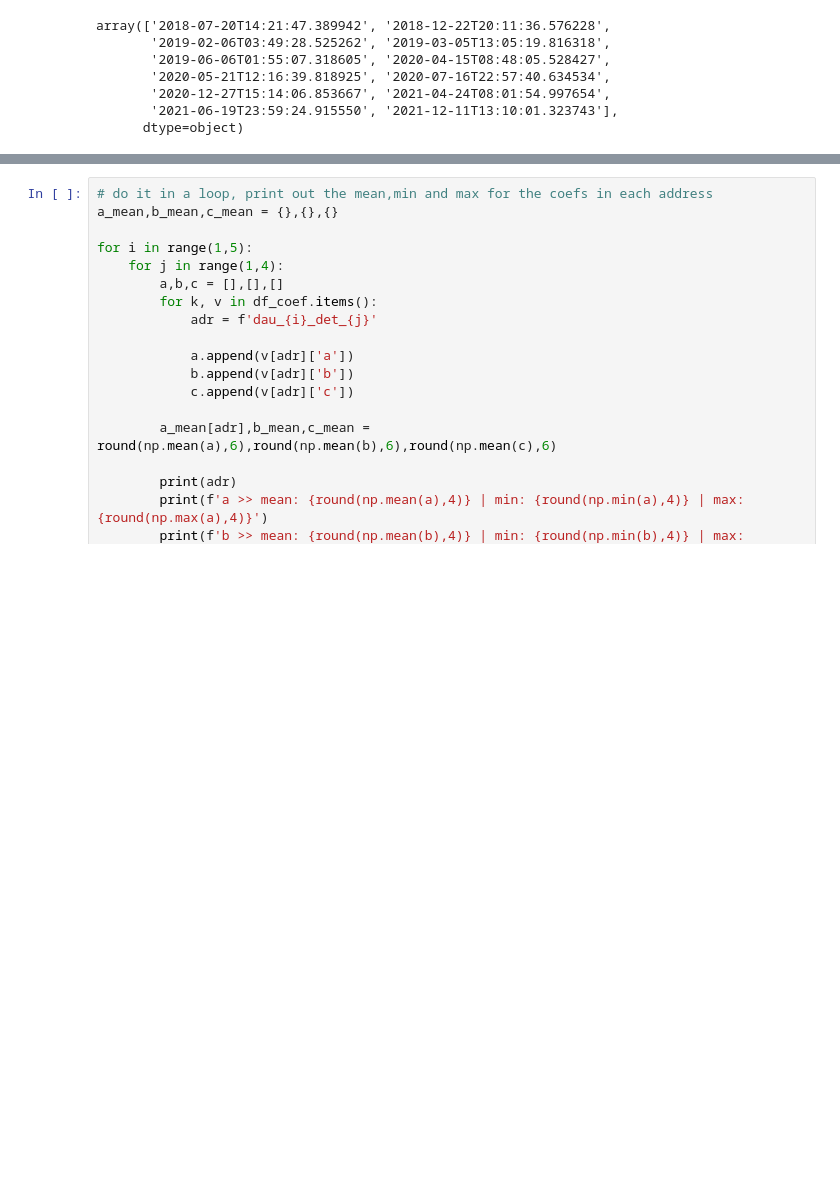
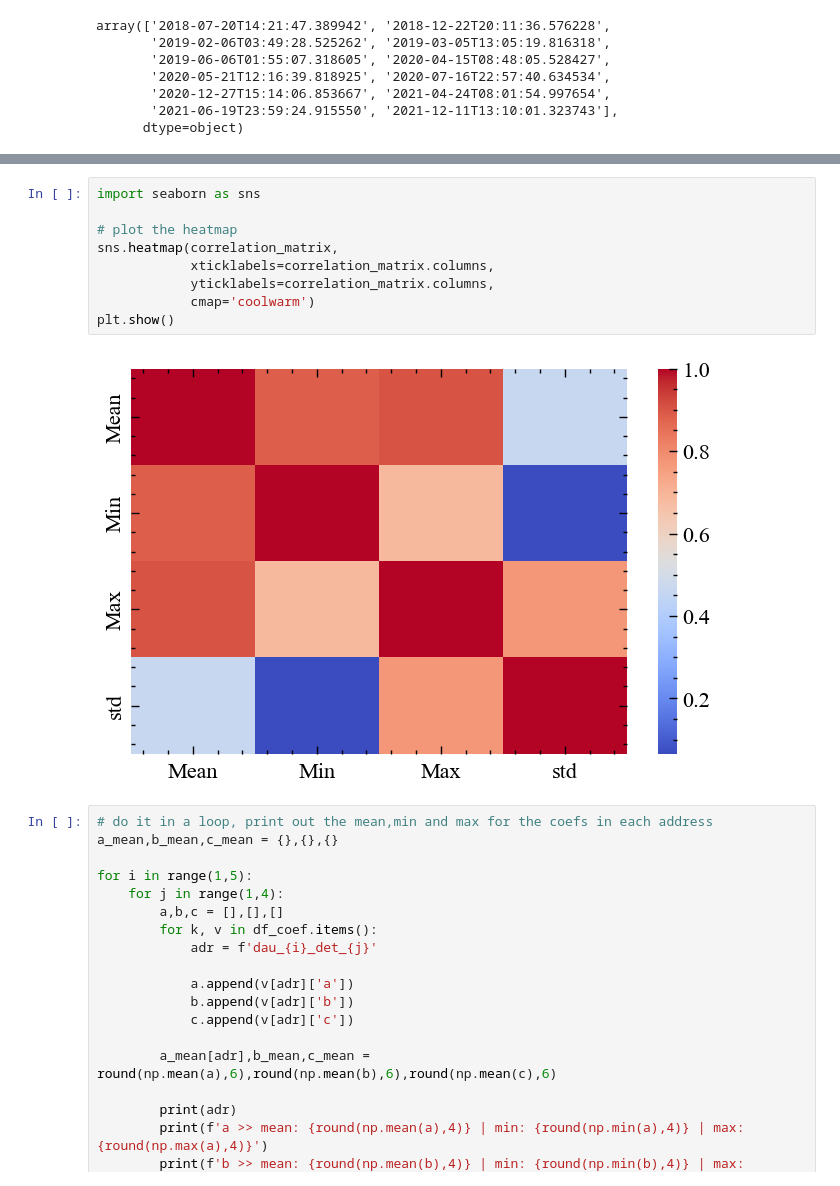
Before and after one commit to AndreasRamsli/GRB, a Jupyter notebook: calibration/coef_analysis.ipynb, the cells around one changed output, grey strips where cells are left out. Cells and saved outputs as stored; diff of their text form; blank space fills up the shorter version.

```diff
--- a/calibration/coef_analysis.ipynb
+++ b/calibration/coef_analysis.ipynb
@@ -167,3 +246,14 @@ statistics_df
+# %%
+import seaborn as sns
+
+# plot the heatmap
+sns.heatmap(correlation_matrix,
+            xticklabels=correlation_matrix.columns,
+            yticklabels=correlation_matrix.columns,
+            cmap='coolwarm')
+plt.show()
+# %% [output]
+[figure, added]
 # %%
 # do it in a loop, print out the mean,min and max for the coefs in each address
 a_mean,b_mean,c_mean = {},{},{}
```
Also changed, not shown: parts of 13 cells of this notebook, 2 other files.
